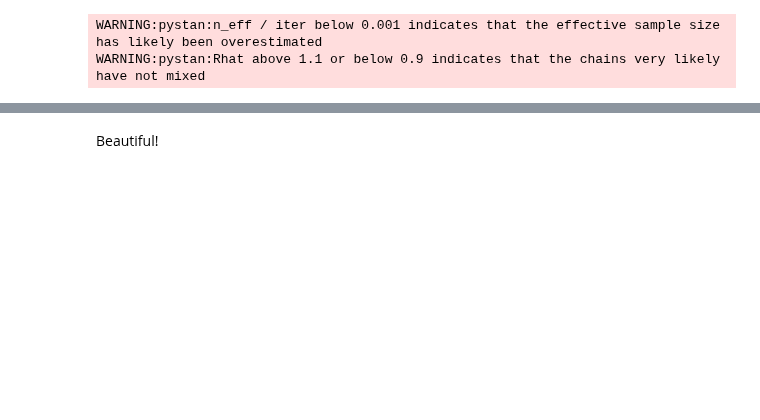
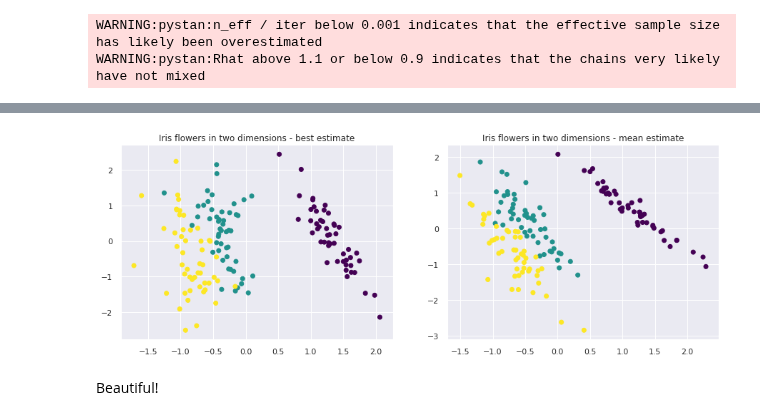
Before and after one commit to tobias-beers/RNA_visualization, a Jupyter notebook: Code/PyStan/PPCA-part2.ipynb, the cells around one changed output, grey strips where cells are left out. Saved outputs shown, nothing was run; the diff lists cells and outputs as text; code cells hidden in the pictures; blank space fills up the shorter version.

```diff
--- a/Code/PyStan/PPCA-part2.ipynb
+++ b/Code/PyStan/PPCA-part2.ipynb
@@ -518,6 +561,7 @@ iris_fitreturn = irisfit.extract()
 
 best_ind = np.where(iris_fitreturn['lp__']==max(iris_fitreturn['lp__']))[0][0]
 latent_data = iris_fitreturn['z'][best_ind]
+latent_data2 = np.mean(iris_fitreturn['z'],axis=0)
 # %% [output]
 WARNING:pystan:n_eff / iter below 0.001 indicates that the effective sample size has likely been overestimated
 WARNING:pystan:Rhat above 1.1 or below 0.9 indicates that the chains very likely have not mixed
@@ -530,2 +568,15 @@ plt.show()
+# %%
+sns.set()
+fig = plt.figure(figsize=(15,5))
+ax = fig.add_subplot(1,2,1)
+ax.scatter(latent_data[0,:], latent_data[1,:], c=iris_y, cmap='viridis')
+ax.set_title('Iris flowers in two dimensions - best estimate')
+ax = fig.add_subplot(1,2,2)
+ax.scatter(latent_data2[0,:], latent_data2[1,:], c=iris_y, cmap='viridis')
+ax.set_title('Iris flowers in two dimensions - mean estimate')
+plt.show()
+plt.show()
+# %% [output]
+[figure, added]
 # %% [markdown]
 Beautiful!
```
Also changed, not shown: parts of 7 cells of this notebook, 1 other file.
